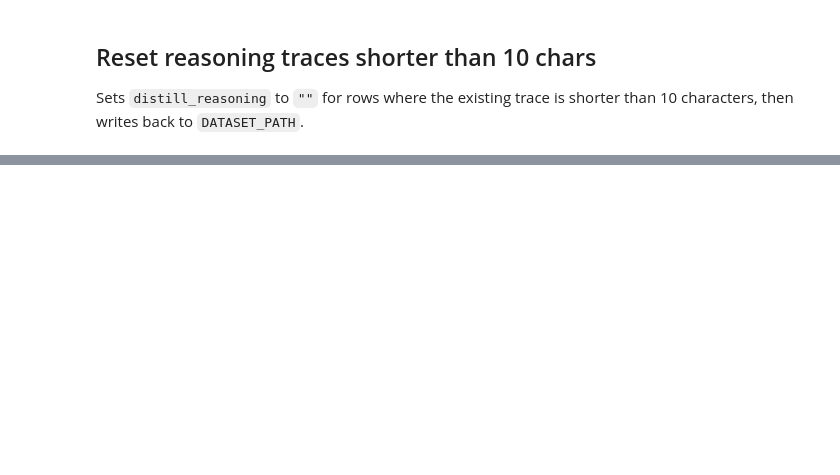
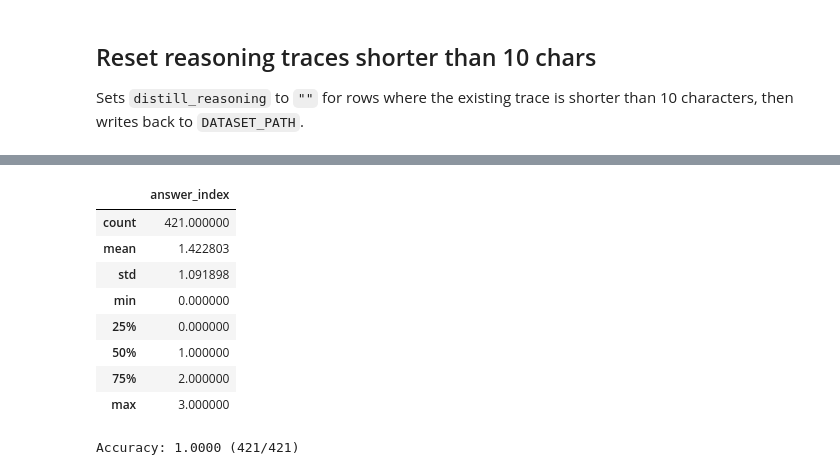
Before and after one commit to LabARSS/recursive_offline_distillation, a Jupyter notebook: src/postprocessing/distill_traces_quality_analysis.ipynb, the cells around one changed output, grey strips where cells are left out. Saved outputs shown, nothing was run; the diff lists cells and outputs as text; code cells hidden in the pictures; blank space fills up the shorter version.

```diff
--- a/src/postprocessing/distill_traces_quality_analysis.ipynb
+++ b/src/postprocessing/distill_traces_quality_analysis.ipynb
@@ -277,2 +307,20 @@ df.head()
+# %%
+df.describe()
+# %% [output]
+|  | answer_index |
+| count | 421.000000 |
+| mean | 1.422803 |
+| std | 1.091898 |
+| min | 0.000000 |
+| 25% | 0.000000 |
+| 50% | 1.000000 |
+| 75% | 2.000000 |
+| max | 3.000000 |
+# %%
+n = len(df)
+n_correct = int(df["distill_ans_correct"].sum())
+print(f"Accuracy: {n_correct / n:.4f} ({n_correct}/{n})")
+# %% [output]
+Accuracy: 1.0000 (421/421)
 # %%
 df.to_parquet(
```
Also changed, not shown: parts of 16 cells of this notebook, 15 other files.
